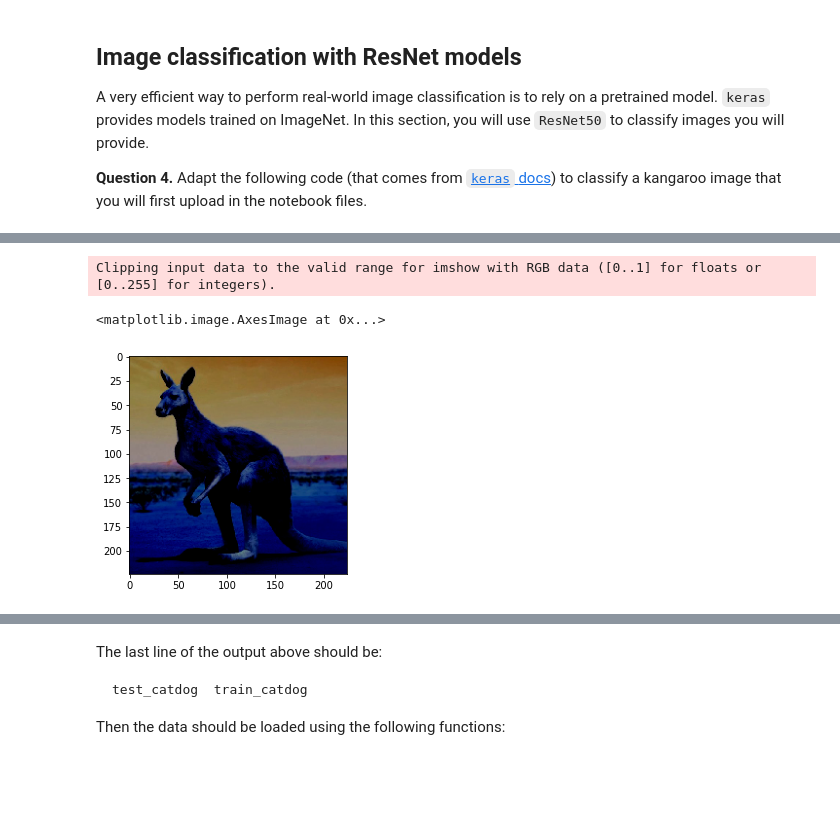
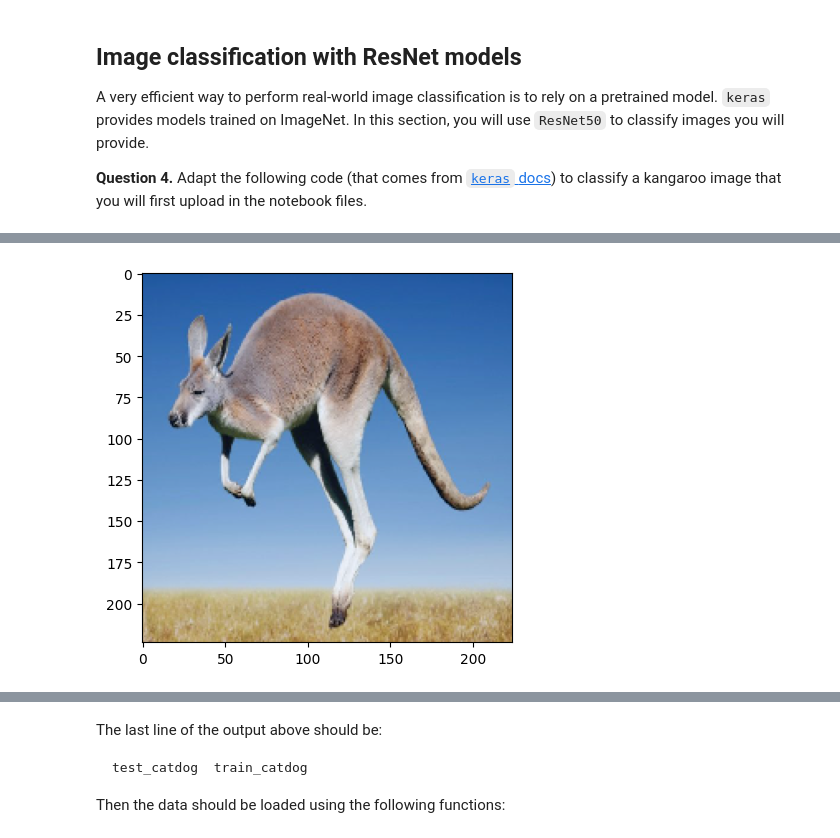
Before and after one commit to rtavenar/deep-notebooks, a Jupyter notebook: ConvNets_corr.ipynb, the cells around one changed output, grey strips where cells are left out. Saved outputs shown, nothing was run; the diff lists cells and outputs as text; code cells hidden in the pictures; blank space fills up the shorter version.

```diff
--- a/ConvNets_corr.ipynb
+++ b/ConvNets_corr.ipynb
@@ -175,13 +169,13 @@ import numpy as np
 
 model = ResNet50(weights='imagenet')
 
-img_path = 'kangaroo.png'
+img_path = 'kangaroo.jpg'
 img = image.load_img(img_path, target_size=(224, 224))
 x = image.img_to_array(img)
 x = np.expand_dims(x, axis=0)
-x = preprocess_input(x)
+x_input = preprocess_input(x)
 
-preds = model.predict(x)
+preds = model.predict(x_input)
 # decode the results into a list of tuples (class, description, probability)
 # (one such list for each sample in the batch)
 print('Predicted:', decode_predictions(preds, top=3)[0])
@@ -196,10 +184,10 @@ Predicted: [('n01877812', 'wallaby', 0.8171742), ('n02326432', 'hare', 0.0771766
 # %%
+%matplotlib inline
 import matplotlib.pyplot as plt
-plt.imshow(x[0] / 255.)
+
+plt.imshow((x[0] - x.min()) / (x.max() - x.min()));
 # %% [output]
-Clipping input data to the valid range for imshow with RGB data ([0..1] for floats or [0..255] for integers).
-<matplotlib.image.AxesImage at 0x...>
-[figure, old version]
+[figure, new version]
 # %% [markdown]
 ## Fine-tuning a model to your data
 
```
Also changed, not shown: parts of 16 cells of this notebook, 2 other files.
